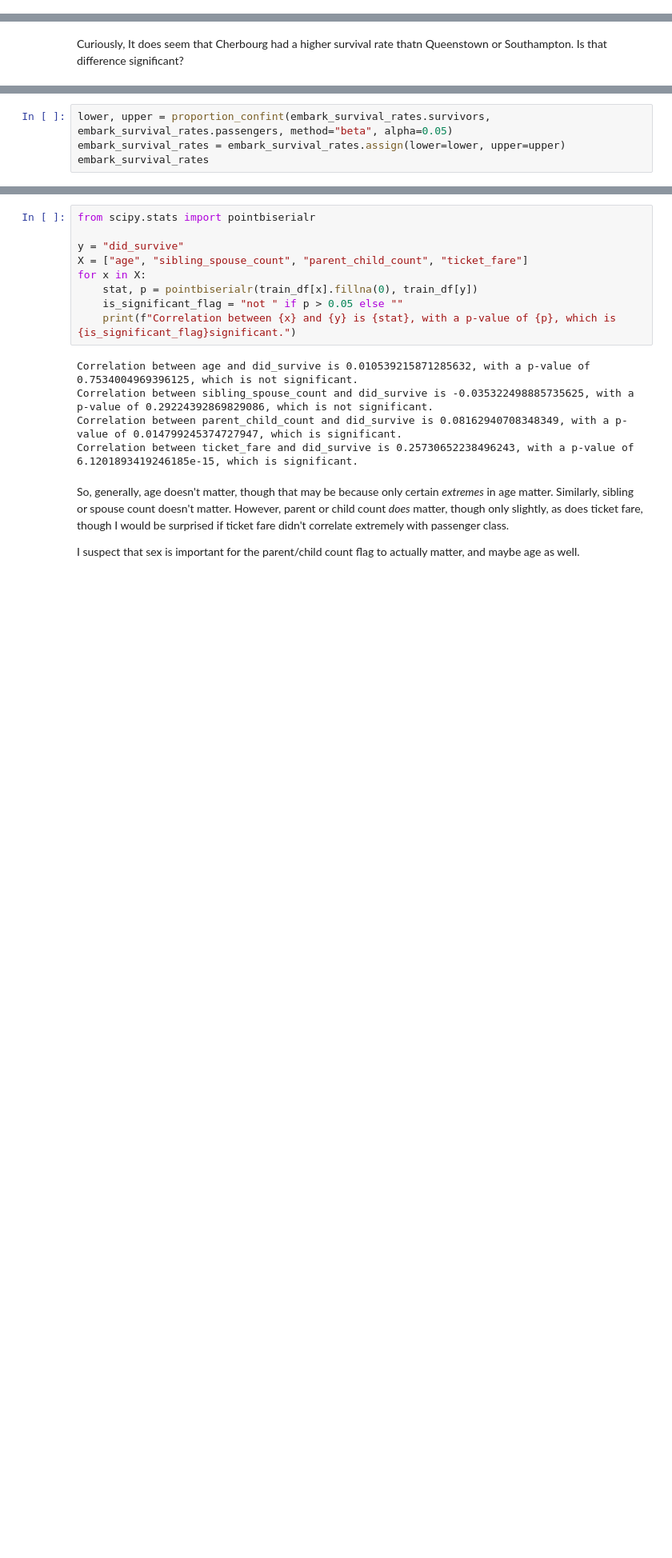
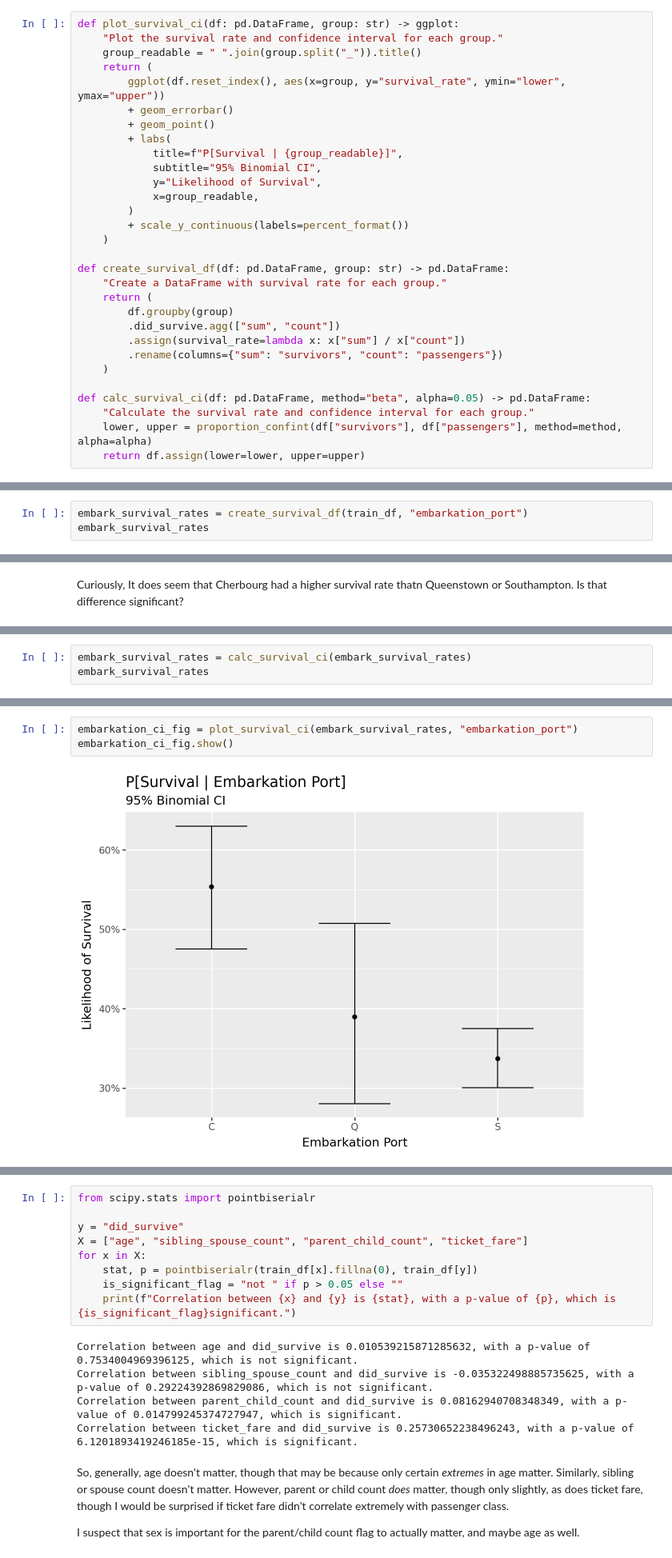
Before and after one commit to Paul-J-Wissler/kaggle-titanic-conformal-prediction, a Jupyter notebook: analysis.ipynb, the cells around one changed output, grey strips where cells are left out. Shown at 80% size. Drawn from its saved outputs; the diff is of its cells as text; blank space fills up the shorter version.

```diff
--- a/analysis.ipynb
+++ b/analysis.ipynb
@@ -100,0 +141,30 @@ embark_survival_rates
+# %%
+def plot_survival_ci(df: pd.DataFrame, group: str) -> ggplot:
+    "Plot the survival rate and confidence interval for each group."
+    group_readable = " ".join(group.split("_")).title()
+    return (
+        ggplot(df.reset_index(), aes(x=group, y="survival_rate", ymin="lower", ymax="upper"))
+        + geom_errorbar()
+        + geom_point()
+        + labs(
+            title=f"P[Survival | {group_readable}]",
+            subtitle="95% Binomial CI",
+            y="Likelihood of Survival",
+            x=group_readable,
+        )
+        + scale_y_continuous(labels=percent_format())
+    )
+
+def create_survival_df(df: pd.DataFrame, group: str) -> pd.DataFrame:
+    "Create a DataFrame with survival rate for each group."
+    return (
+        df.groupby(group)
+        .did_survive.agg(["sum", "count"])
+        .assign(survival_rate=lambda x: x["sum"] / x["count"])
+        .rename(columns={"sum": "survivors", "count": "passengers"})
+    )
+
+def calc_survival_ci(df: pd.DataFrame, method="beta", alpha=0.05) -> pd.DataFrame:
+    "Calculate the survival rate and confidence interval for each group."
+    lower, upper = proportion_confint(df["survivors"], df["passengers"], method=method, alpha=alpha)
+    return df.assign(lower=lower, upper=upper)
@@ -100,0 +173,3 @@ embark_survival_rates
+# %%
+embark_survival_rates = create_survival_df(train_df, "embarkation_port")
+embark_survival_rates
@@ -106,4 +183,0 @@ from mizani.formatters import percent_format
-# %%
-lower, upper = proportion_confint(embark_survival_rates.survivors, embark_survival_rates.passengers, method="beta", alpha=0.05)
-embark_survival_rates = embark_survival_rates.assign(lower=lower, upper=upper)
-embark_survival_rates
@@ -131,0 +184,3 @@ embarkation_ci_fig.show()
+# %%
+embark_survival_rates = calc_survival_ci(embark_survival_rates)
+embark_survival_rates
@@ -132,2 +193,7 @@ embarkation_ci_fig.show()
+# %%
+embarkation_ci_fig = plot_survival_ci(embark_survival_rates, "embarkation_port")
+embarkation_ci_fig.show()
+# %% [output]
+[figure, added]
 # %% [markdown]
 It does look like Port of Embarkation matters significantly when comparing `C` to `S` by about 20%, but it wouldn't surprise me if it correlates strongly with other features. We'll One Hot Encode this feature, though, and see how it appears in feature importance measures.
```
Also changed, not shown: parts of 74 cells of this notebook.
